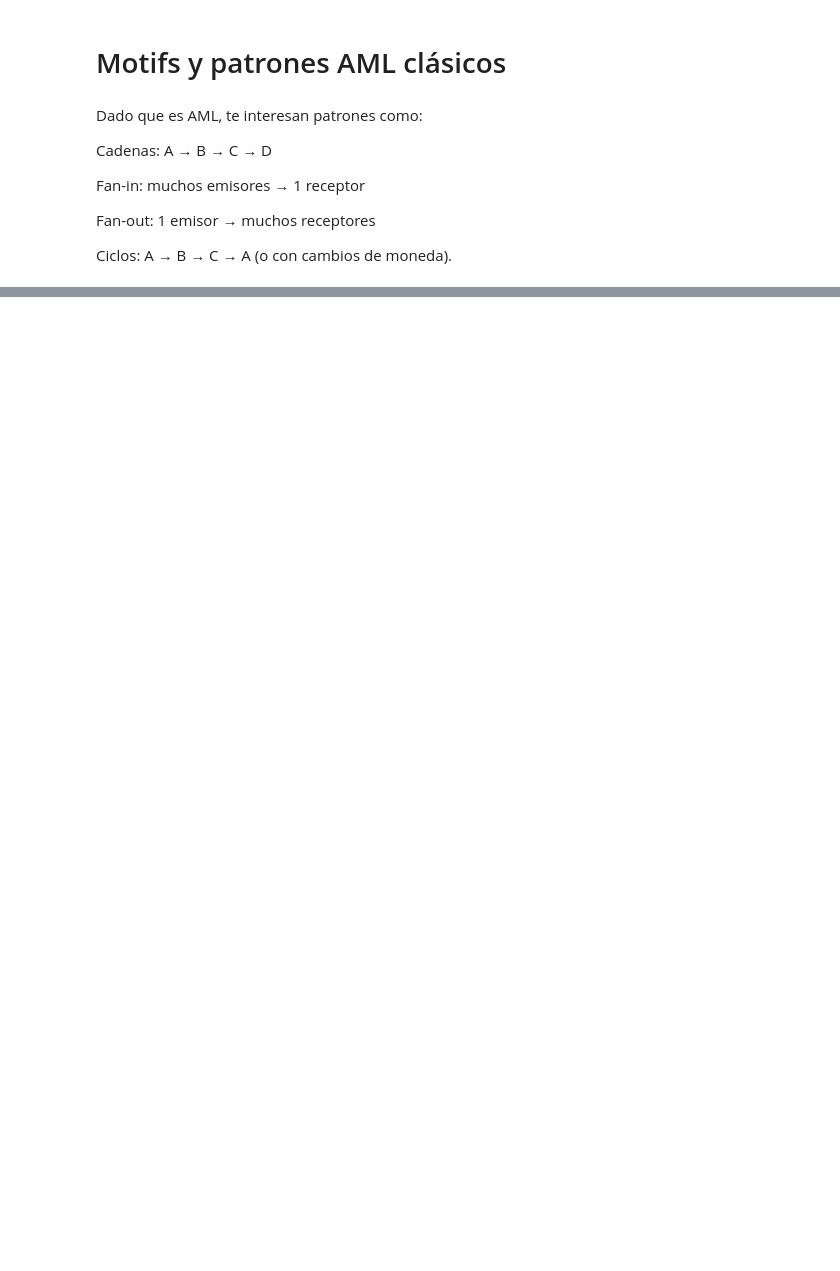
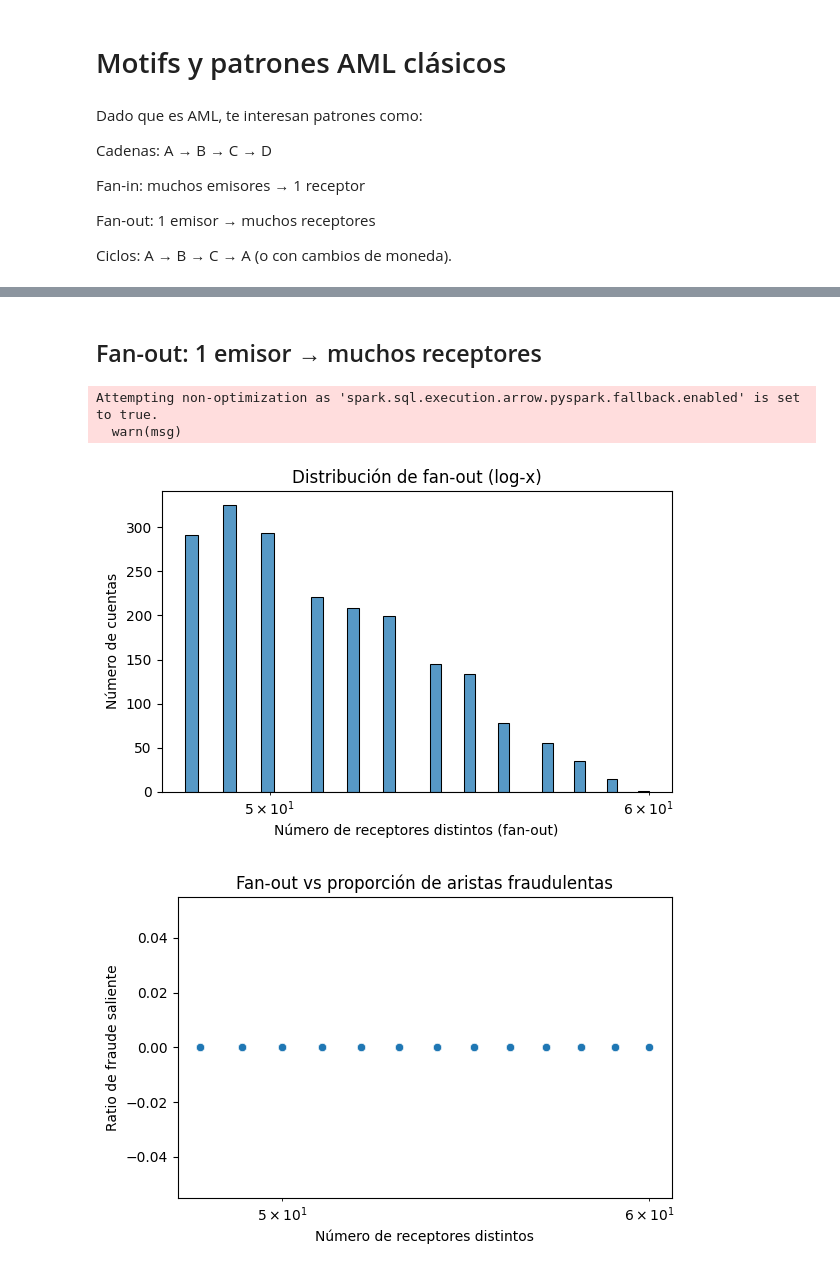
Before and after one commit to IngElecPuc/KaggleChallenges, a Jupyter notebook: Anti Money Laundering Transaction Data/EDA Topológico.ipynb, the cells around one changed output, grey strips where cells are left out. Cells and saved outputs as stored; diff of their text form; code cells hidden in the pictures; blank space fills up the shorter version.

```diff
--- a/Anti Money Laundering Transaction Data/EDA Topológico.ipynb
+++ b/Anti Money Laundering Transaction Data/EDA Topológico.ipynb
@@ -1885,0 +3422,51 @@ Ciclos: A → B → C → A (o con cambios de moneda).
+# %% [markdown]
+## Fan-out: 1 emisor → muchos receptores
+# %%
+fanout = (
+    edges_df
+    .groupBy("src")
+    .agg(
+        F.count("*").alias("n_out_edges"),
+        F.countDistinct("dst").alias("n_receivers"),
+        F.sum("amount").alias("total_out_amount"),
+        F.sum("is_laundering").alias("n_fraud_out_edges")
+    )
+    .withColumn(
+        "fraud_out_ratio",
+        F.col("n_fraud_out_edges") / F.col("n_out_edges")
+    )
+)
+
+min_receivers = 10
+fanout_hubs = (
+    fanout
+    .filter(F.col("n_receivers") >= min_receivers)
+    .orderBy(F.col("n_receivers").desc())
+)
+# %%
+top_fanout_pd = fanout_hubs.limit(2000).toPandas()
+
+plt.figure(figsize=(6,4))
+sns.histplot(top_fanout_pd["n_receivers"], bins=40)
+plt.xscale("log")
+plt.xlabel("Número de receptores distintos (fan-out)")
+plt.ylabel("Número de cuentas")
+plt.title("Distribución de fan-out (log-x)")
+plt.tight_layout()
+
+plt.figure(figsize=(6,4))
+sns.scatterplot(
+    data=top_fanout_pd,
+    x="n_receivers",
+    y="fraud_out_ratio"
+)
+plt.xscale("log")
+plt.xlabel("Número de receptores distintos")
+plt.ylabel("Ratio de fraude saliente")
+plt.title("Fan-out vs proporción de aristas fraudulentas")
+plt.tight_layout()
+# %% [output]
+Attempting non-optimization as 'spark.sql.execution.arrow.pyspark.fallback.enabled' is set to true.
+  warn(msg)
+[figure, added]
+[figure, added]
```
Also changed, not shown: parts of 145 cells of this notebook.
